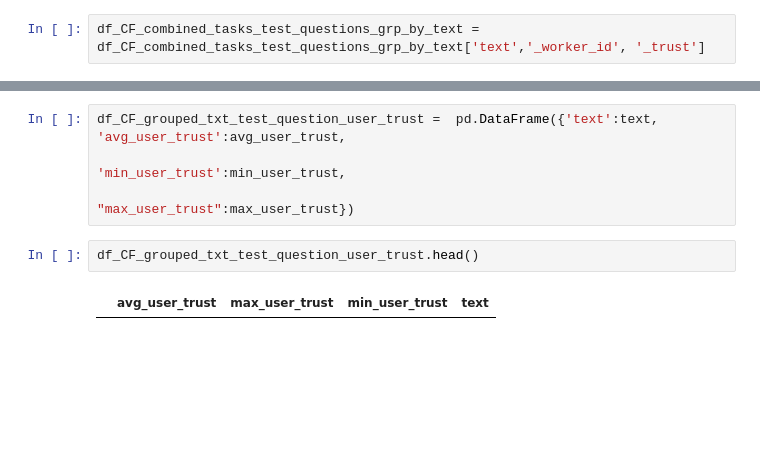
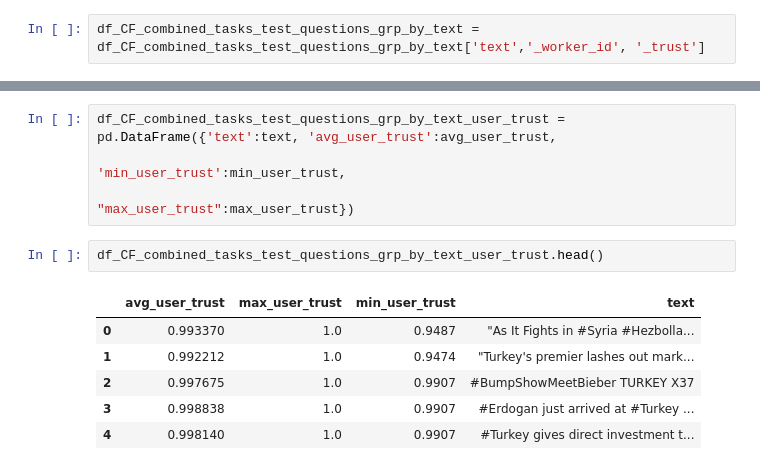
Before and after one commit to efatmae/crowdflower_basic_analytics, a Jupyter notebook: CF_combines_tasks_full_report_Data_basic_statistics.ipynb, the cells around one changed output, grey strips where cells are left out. Drawn from its saved outputs; the diff is of its cells as text; blank space fills up the shorter version.

```diff
--- a/CF_combines_tasks_full_report_Data_basic_statistics.ipynb
+++ b/CF_combines_tasks_full_report_Data_basic_statistics.ipynb
@@ -159,8 +159,13 @@ AttributeError: 'Series' object has no attribute 'aggregate'
 # %%
-df_CF_grouped_txt_test_question_user_trust =  pd.DataFrame({'text':text, 'avg_user_trust':avg_user_trust,
+df_CF_combined_tasks_test_questions_grp_by_text_user_trust =  pd.DataFrame({'text':text, 'avg_user_trust':avg_user_trust,
                                                     'min_user_trust':min_user_trust,
                                                     "max_user_trust":max_user_trust})
 # %%
-df_CF_grouped_txt_test_question_user_trust.head()
+df_CF_combined_tasks_test_questions_grp_by_text_user_trust.head()
 # %% [output]
 |  | avg_user_trust | max_user_trust | min_user_trust | text |
+| 0 | 0.993370 | 1.0 | 0.9487 | "As It Fights in #Syria #Hezbolla... |
+| 1 | 0.992212 | 1.0 | 0.9474 | "Turkey's premier lashes out mark... |
+| 2 | 0.997675 | 1.0 | 0.9907 | #BumpShowMeetBieber TURKEY X37 |
+| 3 | 0.998838 | 1.0 | 0.9907 | #Erdogan just arrived at #Turkey ... |
+| 4 | 0.998140 | 1.0 | 0.9907 | #Turkey gives direct investment t... |
```
Also changed, not shown: parts of 19 cells of this notebook, 2 other files.
